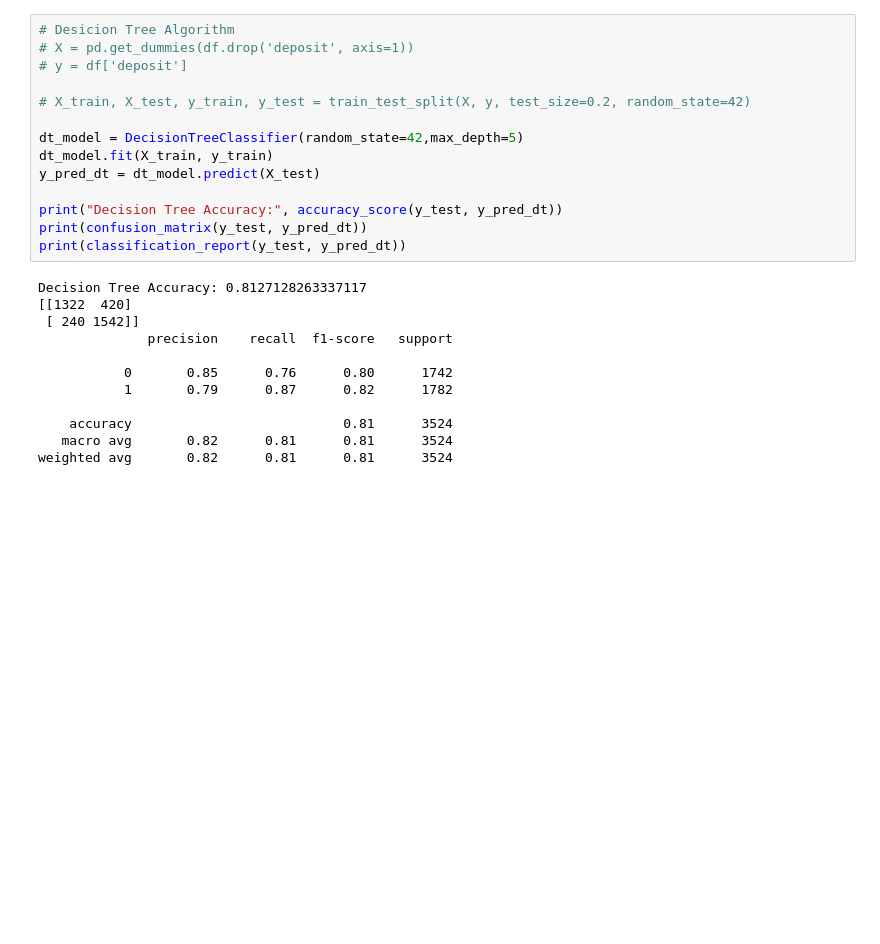
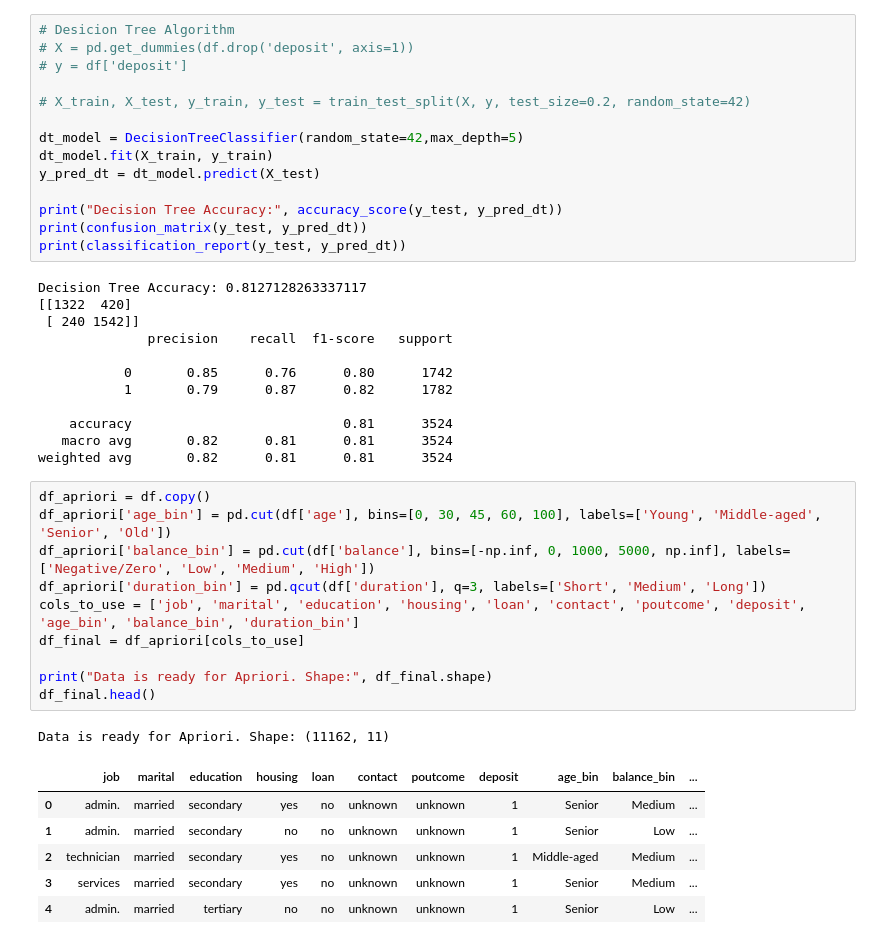
Before and after one commit to shahdelmasry12/Data-Mining-Project, a Jupyter notebook: Bank_Marketing_Effectiveness_Prediction.ipynb, the cells around one changed output. Saved outputs shown, nothing was run; the diff lists cells and outputs as text; blank space fills up the shorter version.

```diff
--- a/Bank_Marketing_Effectiveness_Prediction.ipynb
+++ b/Bank_Marketing_Effectiveness_Prediction.ipynb
@@ -543,3 +543,21 @@ Decision Tree Accuracy: 0.8127128263337117
     accuracy                           0.81      3524
    macro avg       0.82      0.81      0.81      3524
 weighted avg       0.82      0.81      0.81      3524
+# %%
+df_apriori = df.copy()
+df_apriori['age_bin'] = pd.cut(df['age'], bins=[0, 30, 45, 60, 100], labels=['Young', 'Middle-aged', 'Senior', 'Old'])
+df_apriori['balance_bin'] = pd.cut(df['balance'], bins=[-np.inf, 0, 1000, 5000, np.inf], labels=['Negative/Zero', 'Low', 'Medium', 'High'])
+df_apriori['duration_bin'] = pd.qcut(df['duration'], q=3, labels=['Short', 'Medium', 'Long'])
+cols_to_use = ['job', 'marital', 'education', 'housing', 'loan', 'contact', 'poutcome', 'deposit', 'age_bin', 'balance_bin', 'duration_bin']
+df_final = df_apriori[cols_to_use]
+
+print("Data is ready for Apriori. Shape:", df_final.shape)
+df_final.head()
+# %% [output]
+Data is ready for Apriori. Shape: (11162, 11)
+|  | job | marital | education | housing | loan | contact | poutcome | deposit | age_bin | balance_bin | ... |
+| 0 | admin. | married | secondary | yes | no | unknown | unknown | 1 | Senior | Medium | ... |
+| 1 | admin. | married | secondary | no | no | unknown | unknown | 1 | Senior | Low | ... |
+| 2 | technician | married | secondary | yes | no | unknown | unknown | 1 | Middle-aged | Medium | ... |
+| 3 | services | married | secondary | yes | no | unknown | unknown | 1 | Senior | Medium | ... |
+| 4 | admin. | married | tertiary | no | no | unknown | unknown | 1 | Senior | Low | ... |
```
Also changed, not shown: parts of 2 cells of this notebook.
